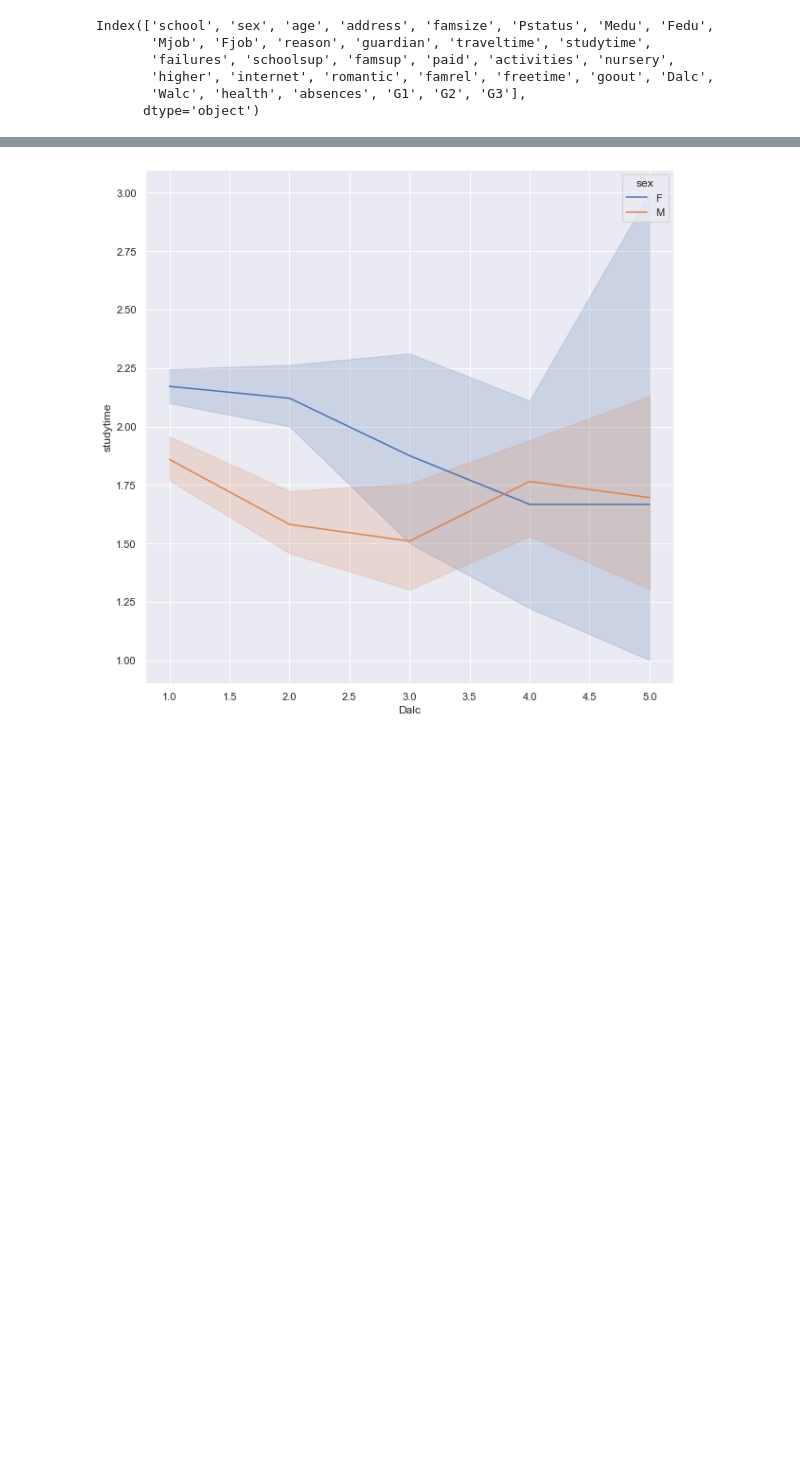
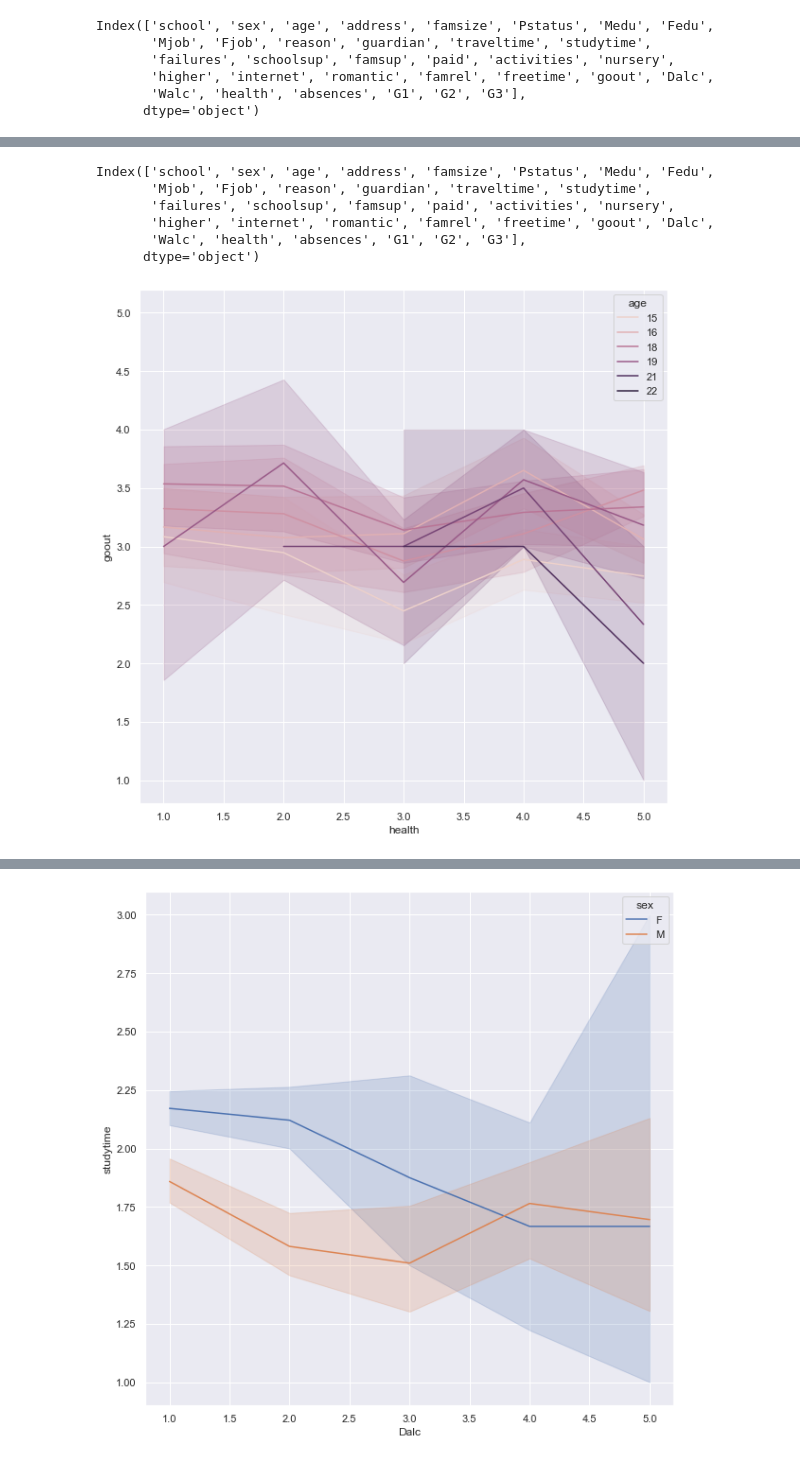
Before and after one commit to jaimiesj/health_outcomes, a Jupyter notebook: project_model.ipynb, the cells around one changed output, grey strips where cells are left out. Saved outputs shown, nothing was run; the diff lists cells and outputs as text; code cells hidden in the pictures; blank space fills up the shorter version.

```diff
--- a/project_model.ipynb
+++ b/project_model.ipynb
@@ -47,0 +48,20 @@ sns.displot(data['Dalc'],kde=True)
+# %%
+data.columns
+# %% [output]
+Index(['school', 'sex', 'age', 'address', 'famsize', 'Pstatus', 'Medu', 'Fedu',
+       'Mjob', 'Fjob', 'reason', 'guardian', 'traveltime', 'studytime',
+       'failures', 'schoolsup', 'famsup', 'paid', 'activities', 'nursery',
+       'higher', 'internet', 'romantic', 'famrel', 'freetime', 'goout', 'Dalc',
+       'Walc', 'health', 'absences', 'G1', 'G2', 'G3'],
+      dtype='object')
+# %%
+sns.set_theme(style="darkgrid")
+
+
+# Relatioship between Family Relationship and alcohol consumption on the weekends with a hue of age
+sns.lineplot(x="health", y="",
+             hue="age",
+             data=data)
+rcParams['figure.figsize'] = 10,10
+# %% [output]
+[figure, added]
```
Also changed, not shown: parts of 18 cells of this notebook.
